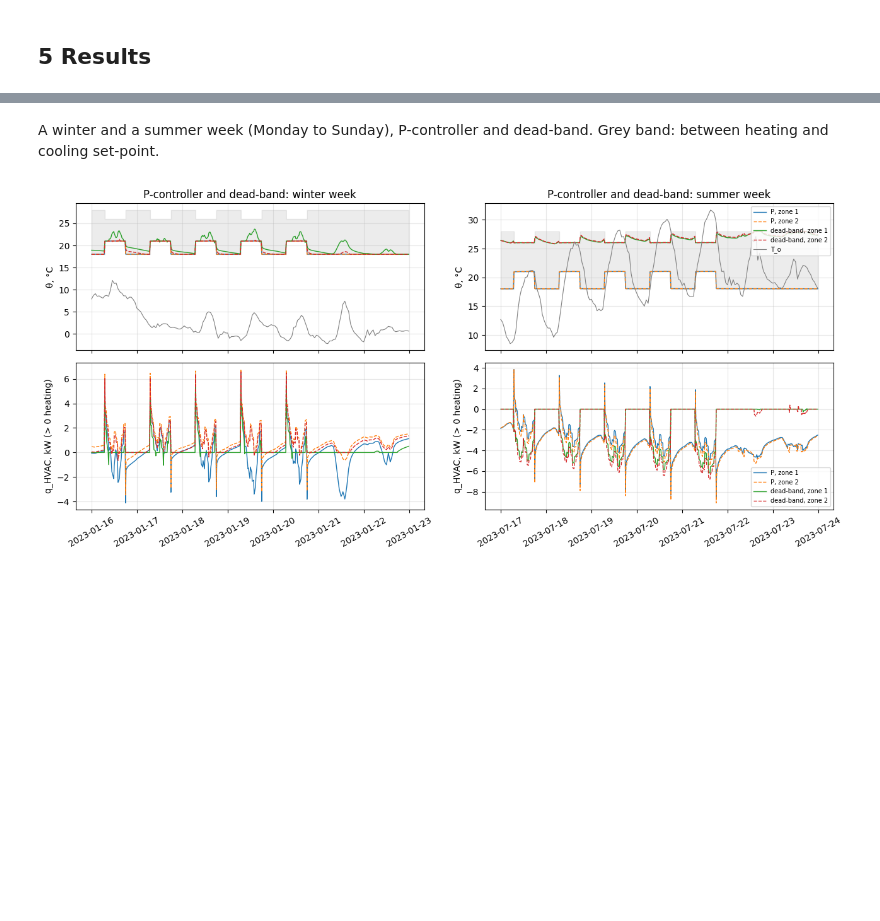
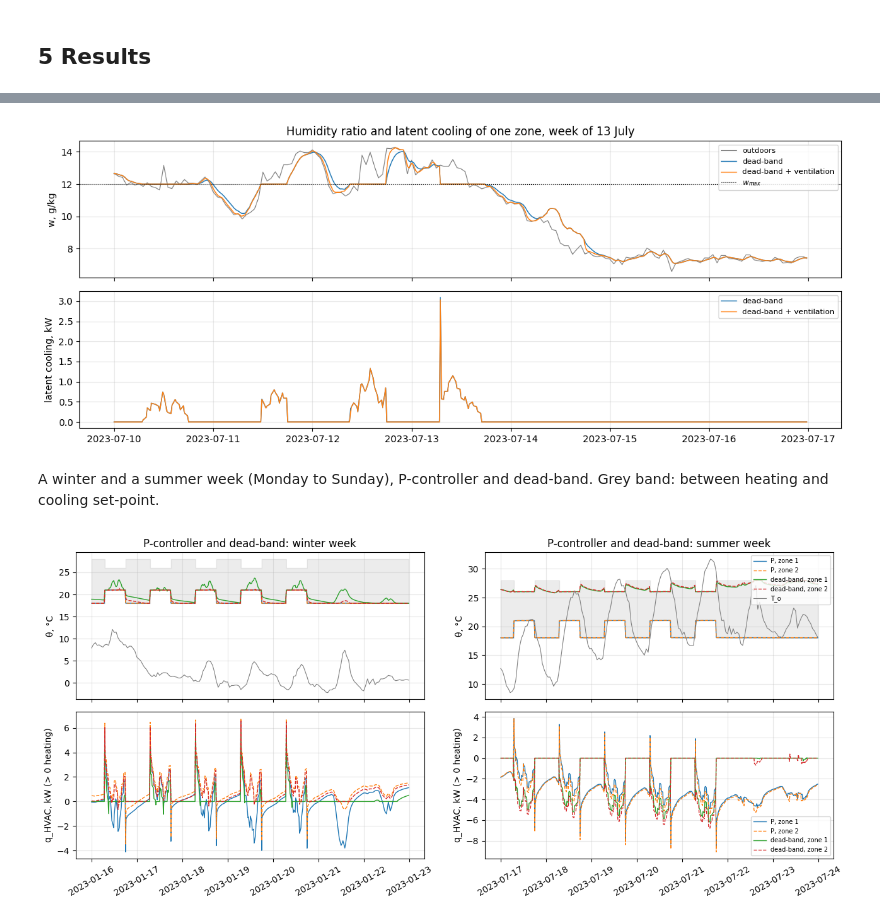
Before and after one commit to valPaga/eva-ce4ib-report, a Jupyter notebook: Assignment4_Weather.ipynb, the cells around one changed output, grey strips where cells are left out. Drawn from its saved outputs; the diff is of its cells as text; code cells hidden in the pictures; blank space fills up the shorter version.

```diff
--- a/Assignment4_Weather.ipynb
+++ b/Assignment4_Weather.ipynb
@@ -346,0 +408,26 @@ dead-band, zone 2 (north): heating 9.9 kWh/m², cooling 22.8 kWh/m²
+# %%
+g_pers, w_max, h_fg, rho_air = 60 / 3.6e6, 12e-3, 2450e3, 1.2   # kg/s per person, kg/kg, J/kg, kg/m³
+n_pers = np.where(workday, p_persons[t.hour] * f_year, 0) * S_plan / 14   # persons per zone
+w_out = w['w_o'].to_numpy()
+
+
+def humidity(r):
+    """Humidity ratio (kg/kg) and latent cooling (W, > 0) of one zone along a result with column 'vent'."""
+    k = t.get_indexer(r.index)
+    M = rho_air * V_air
+    m_a = rho_air / 3600 * r['vent'].map(V_vent).to_numpy()
+    w_z, q_l = np.zeros(len(r)), np.zeros(len(r))
+    x = w_out[k[0]]
+    for i, kk in enumerate(k):
+        x = (M * x + dt * (m_a[i] * w_out[kk] + g_pers * n_pers[kk])) / (M + dt * m_a[i])
+        if occupied[kk] and x > w_max:
+            q_l[i] = (x - w_max) * (M + dt * m_a[i]) / dt * h_fg
+            x = w_max
+        w_z[i] = x
+    return pd.DataFrame({'w': w_z, 'q_lat': q_l}, index=r.index)
+
+
+hum = {c: humidity(r) for c, r in res.items()}                  # zones identical (same flow and occupancy)
+fig_tab.loc['latent cooling, kWh/m²'] = [hum[c]['q_lat'].sum() * dt / 3.6e6 / S_plan for c in fig_tab]
+fig_tab.loc['cooling incl. latent, kWh/m²'] = fig_tab.loc['cooling, kWh/m²'] + fig_tab.loc['latent cooling, kWh/m²']
+fig_tab.round(1)
@@ -347,3 +446,21 @@ dead-band, zone 2 (north): heating 9.9 kWh/m², cooling 22.8 kWh/m²
+# %%
+d0 = hum['dead-band + ventilation']['q_lat'].resample('D').sum().idxmax()   # day with the largest latent load
+a, b = d0 - pd.Timedelta(days=d0.dayofweek), d0 + pd.Timedelta(days=6 - d0.dayofweek, hours=23.75)
+fig, axs = plt.subplots(2, 1, figsize=(12, 5), sharex=True)
+axs[0].plot(w.loc[a:b, 'w_o'] * 1e3, color='grey', lw=0.8, label='outdoors')
+for c in ('dead-band', 'dead-band + ventilation'):
+    axs[0].plot(hum[c].loc[a:b, 'w'] * 1e3, lw=1, label=c)
+    axs[1].plot(hum[c].loc[a:b, 'q_lat'] / 1000, lw=1, label=c)
+axs[0].axhline(w_max * 1e3, color='k', ls=':', lw=0.8, label='$w_{max}$')
+axs[0].set(ylabel='w, g/kg', title=f'Humidity ratio and latent cooling of one zone, week of {d0:%d %B}')
+axs[1].set(ylabel='latent cooling, kW')
+for ax in axs:
+    ax.legend(fontsize=8, loc='upper right')
+    ax.grid(alpha=0.3)
+plt.tight_layout()
+plt.show()
+# %% [output]
+[figure, added]
 # %% [markdown]
 A winter and a summer week (Monday to Sunday), P-controller and dead-band. Grey band: between heating and
 cooling set-point.
```
Also changed, not shown: parts of 10 cells of this notebook, 8 other files.
